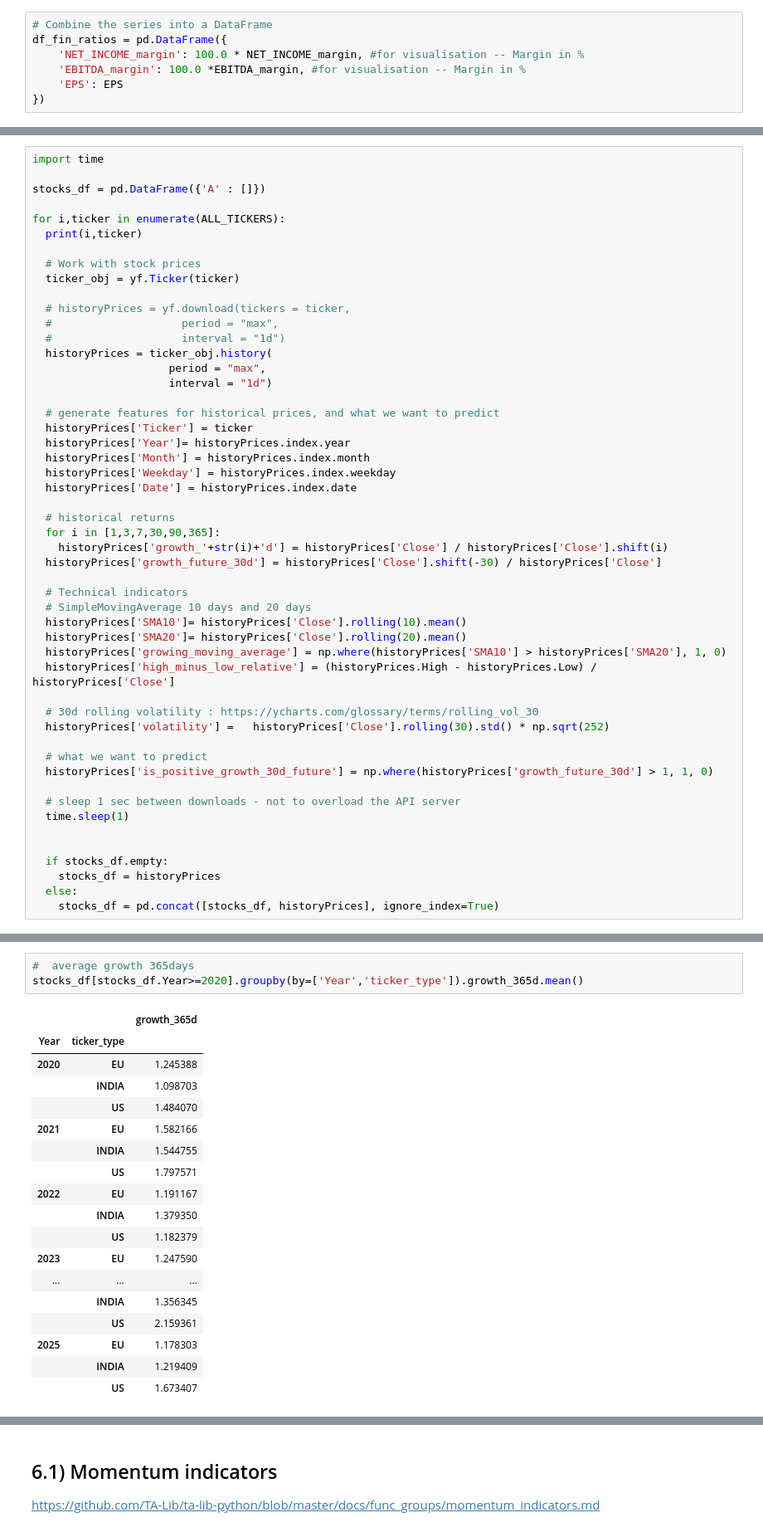
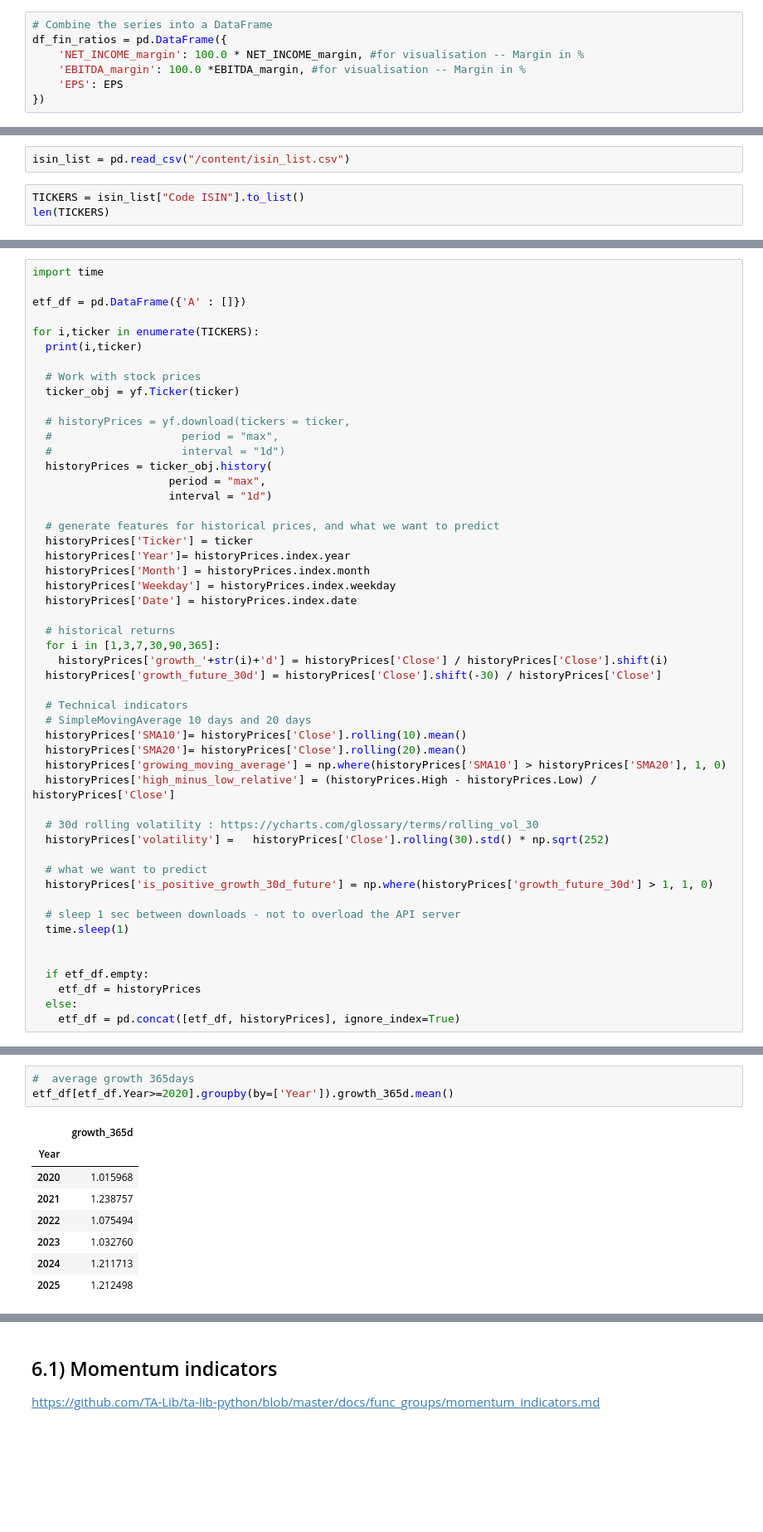
Before and after one commit to YannPhamVan/FinMLOps, a Jupyter notebook: notebooks/dataset_generation.ipynb, the cells around one changed output, grey strips where cells are left out. Shown at 83% size. Saved outputs shown, nothing was run; the diff lists cells and outputs as text; blank space fills up the shorter version.

```diff
--- a/notebooks/dataset_generation.ipynb
+++ b/notebooks/dataset_generation.ipynb
@@ -887,0 +841,5 @@ ALL_TICKERS
+# %%
+isin_list = pd.read_csv("/content/isin_list.csv")
+# %%
+TICKERS = isin_list["Code ISIN"].to_list()
+len(TICKERS)
@@ -888,9 +868,9 @@ ALL_TICKERS
 # %%
 import time
 
-stocks_df = pd.DataFrame({'A' : []})
+etf_df = pd.DataFrame({'A' : []})
 
-for i,ticker in enumerate(ALL_TICKERS):
+for i,ticker in enumerate(TICKERS):
   print(i,ticker)
 
   # Work with stock prices
@@ -932,8 +912,8 @@ for i,ticker in enumerate(ALL_TICKERS):
   time.sleep(1)
 
 
-  if stocks_df.empty:
-    stocks_df = historyPrices
+  if etf_df.empty:
+    etf_df = historyPrices
   else:
-    stocks_df = pd.concat([stocks_df, historyPrices], ignore_index=True)
+    etf_df = pd.concat([etf_df, historyPrices], ignore_index=True)
 # %% [output]
@@ -1028,24 +978,14 @@ stocks_df.groupby(['Ticker','ticker_type']).Date.agg(['min','max'])
 # %%
 #  average growth 365days
-stocks_df[stocks_df.Year>=2020].groupby(by=['Year','ticker_type']).growth_365d.mean()
+etf_df[etf_df.Year>=2020].groupby(by=['Year']).growth_365d.mean()
 # %% [output]
-|  |  | growth_365d |
-| Year | ticker_type |  |
-| 2020 | EU | 1.245388 |
-|  | INDIA | 1.098703 |
-|  | US | 1.484070 |
-| 2021 | EU | 1.582166 |
-|  | INDIA | 1.544755 |
-|  | US | 1.797571 |
-| 2022 | EU | 1.191167 |
-|  | INDIA | 1.379350 |
-|  | US | 1.182379 |
-| 2023 | EU | 1.247590 |
-| ... | ... | ... |
-|  | INDIA | 1.356345 |
-|  | US | 2.159361 |
-| 2025 | EU | 1.178303 |
-|  | INDIA | 1.219409 |
-|  | US | 1.673407 |
+|  | growth_365d |
+| Year |  |
+| 2020 | 1.015968 |
+| 2021 | 1.238757 |
+| 2022 | 1.075494 |
+| 2023 | 1.032760 |
+| 2024 | 1.211713 |
+| 2025 | 1.212498 |
 dtype: float64
 # %%
```
Also changed, not shown: parts of 53 cells of this notebook.
